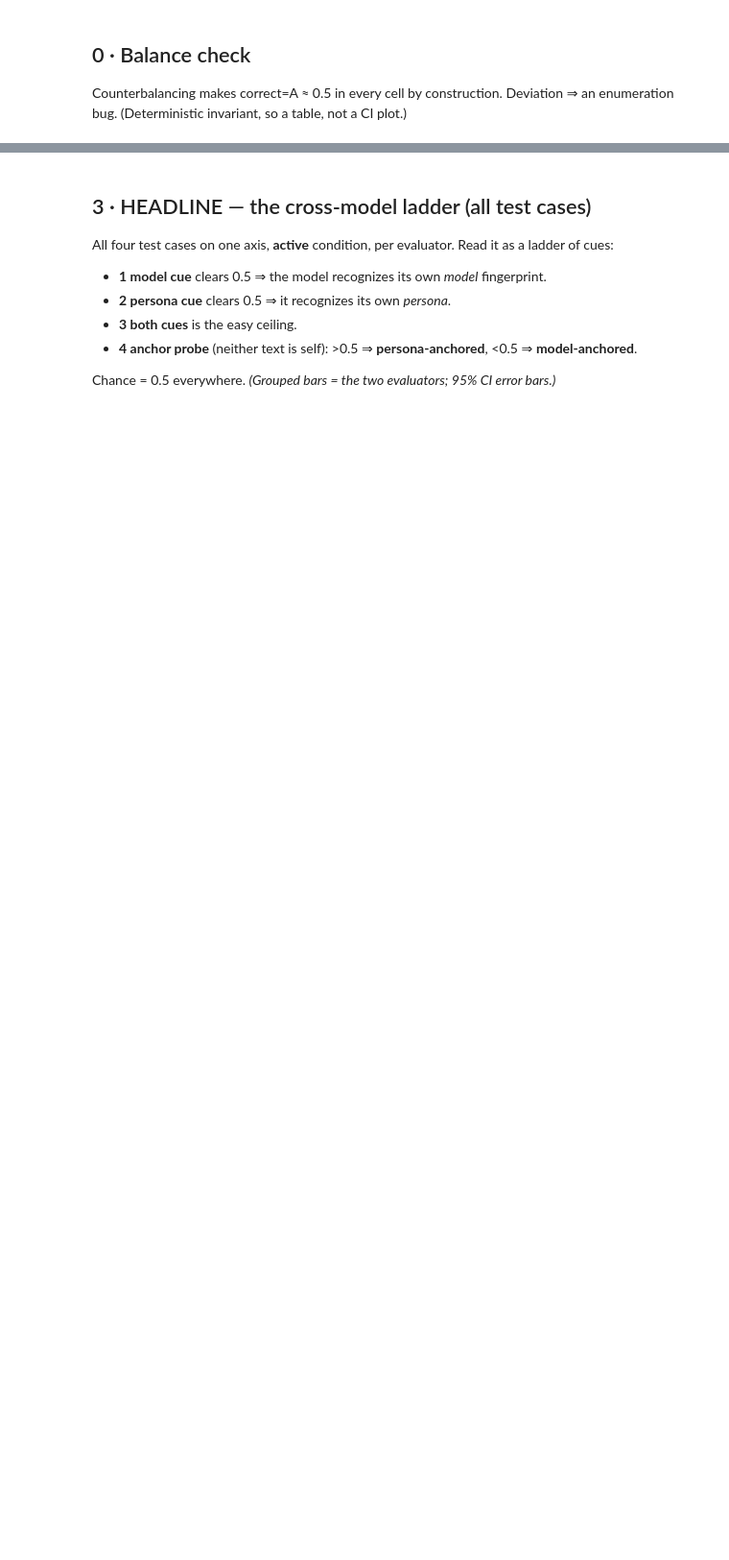
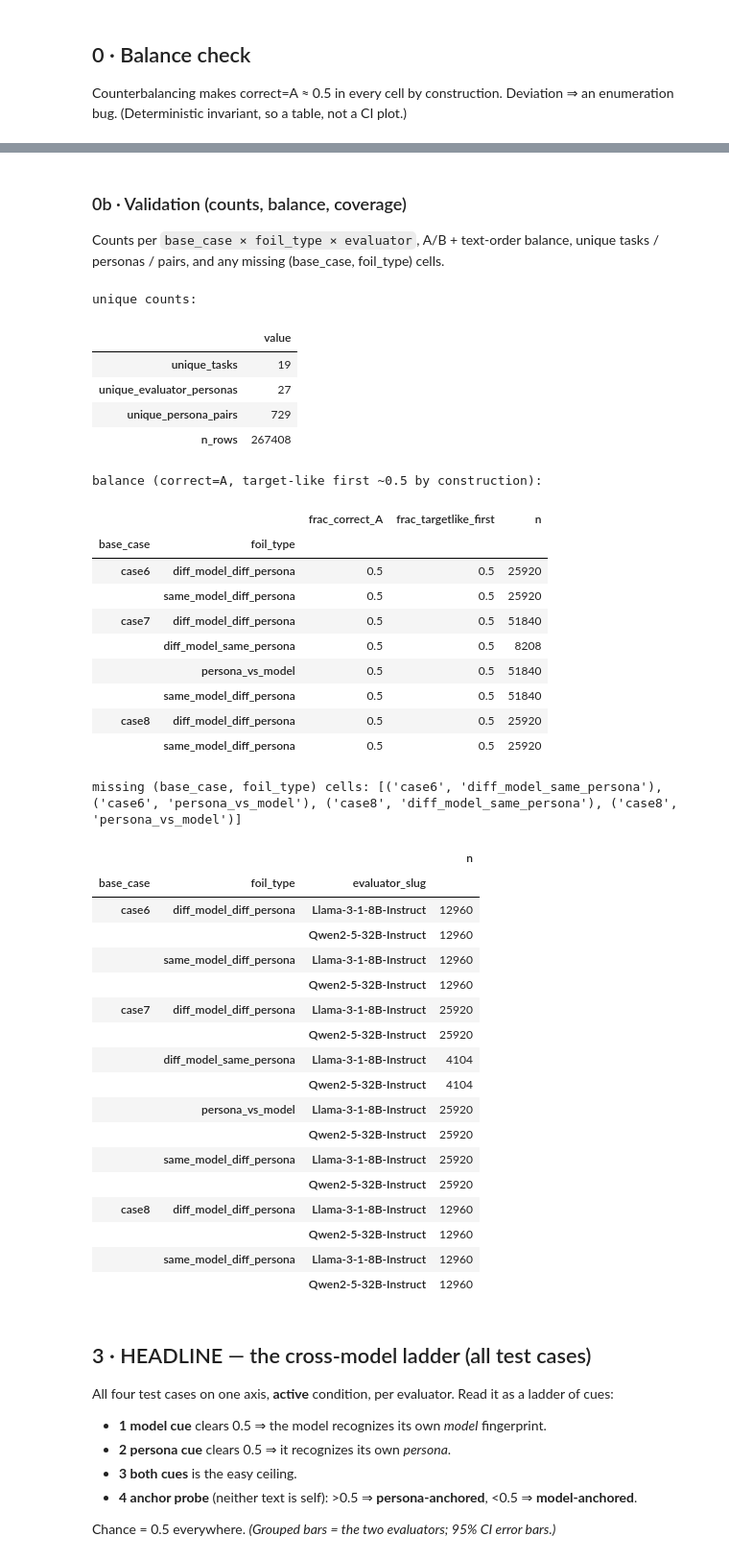
Before and after one commit to tristan-day-research/cross-persona-introspection, a Jupyter notebook: experiments/self_recognition/analyze_behavior_llama_vs_qwen.ipynb, the cells around one changed output, grey strips where cells are left out. Shown at 96% size. Drawn from its saved outputs; the diff is of its cells as text; code cells hidden in the pictures; blank space fills up the shorter version.

```diff
--- a/experiments/self_recognition/analyze_behavior_llama_vs_qwen.ipynb
+++ b/experiments/self_recognition/analyze_behavior_llama_vs_qwen.ipynb
@@ -71,3 +93,51 @@ display(bal.round(3))
+# %% [markdown]
+### 0b · Validation (counts, balance, coverage)
+
+Counts per `base_case × foil_type × evaluator`, A/B + text-order balance, unique
+tasks / personas / pairs, and any missing (base_case, foil_type) cells.
+# %%
+rep = X.validation_report(df)
+print("unique counts:"); display(rep["uniques"])
+print("balance (correct=A, target-like first ~0.5 by construction):"); display(rep["balance"])
+print("missing (base_case, foil_type) cells:", rep["missing_cells"])
+display(rep["counts"])
+# %% [output]
+unique counts:
+|  | value |
+| unique_tasks | 19 |
+| unique_evaluator_personas | 27 |
+| unique_persona_pairs | 729 |
+| n_rows | 267408 |
+balance (correct=A, target-like first ~0.5 by construction):
+|  |  | frac_correct_A | frac_targetlike_first | n |
+| base_case | foil_type |  |  |  |
+| case6 | diff_model_diff_persona | 0.5 | 0.5 | 25920 |
+|  | same_model_diff_persona | 0.5 | 0.5 | 25920 |
+| case7 | diff_model_diff_persona | 0.5 | 0.5 | 51840 |
+|  | diff_model_same_persona | 0.5 | 0.5 | 8208 |
+|  | persona_vs_model | 0.5 | 0.5 | 51840 |
+|  | same_model_diff_persona | 0.5 | 0.5 | 51840 |
+| case8 | diff_model_diff_persona | 0.5 | 0.5 | 25920 |
+|  | same_model_diff_persona | 0.5 | 0.5 | 25920 |
+missing (base_case, foil_type) cells: [('case6', 'diff_model_same_persona'), ('case6', 'persona_vs_model'), ('case8', 'diff_model_same_persona'), ('case8', 'persona_vs_model')]
+|  |  |  | n |
+| base_case | foil_type | evaluator_slug |  |
+| case6 | diff_model_diff_persona | Llama-3-1-8B-Instruct | 12960 |
+|  |  | Qwen2-5-32B-Instruct | 12960 |
+|  | same_model_diff_persona | Llama-3-1-8B-Instruct | 12960 |
+|  |  | Qwen2-5-32B-Instruct | 12960 |
+| case7 | diff_model_diff_persona | Llama-3-1-8B-Instruct | 25920 |
+|  |  | Qwen2-5-32B-Instruct | 25920 |
+|  | diff_model_same_persona | Llama-3-1-8B-Instruct | 4104 |
+|  |  | Qwen2-5-32B-Instruct | 4104 |
+|  | persona_vs_model | Llama-3-1-8B-Instruct | 25920 |
+|  |  | Qwen2-5-32B-Instruct | 25920 |
+|  | same_model_diff_persona | Llama-3-1-8B-Instruct | 25920 |
+|  |  | Qwen2-5-32B-Instruct | 25920 |
+| case8 | diff_model_diff_persona | Llama-3-1-8B-Instruct | 12960 |
+|  |  | Qwen2-5-32B-Instruct | 12960 |
+|  | same_model_diff_persona | Llama-3-1-8B-Instruct | 12960 |
+|  |  | Qwen2-5-32B-Instruct | 12960 |
 # %% [markdown]
 ## 3 · HEADLINE — the cross-model ladder (all test cases)
 
```
Also changed, not shown: parts of 18 cells of this notebook, 1 other file.
